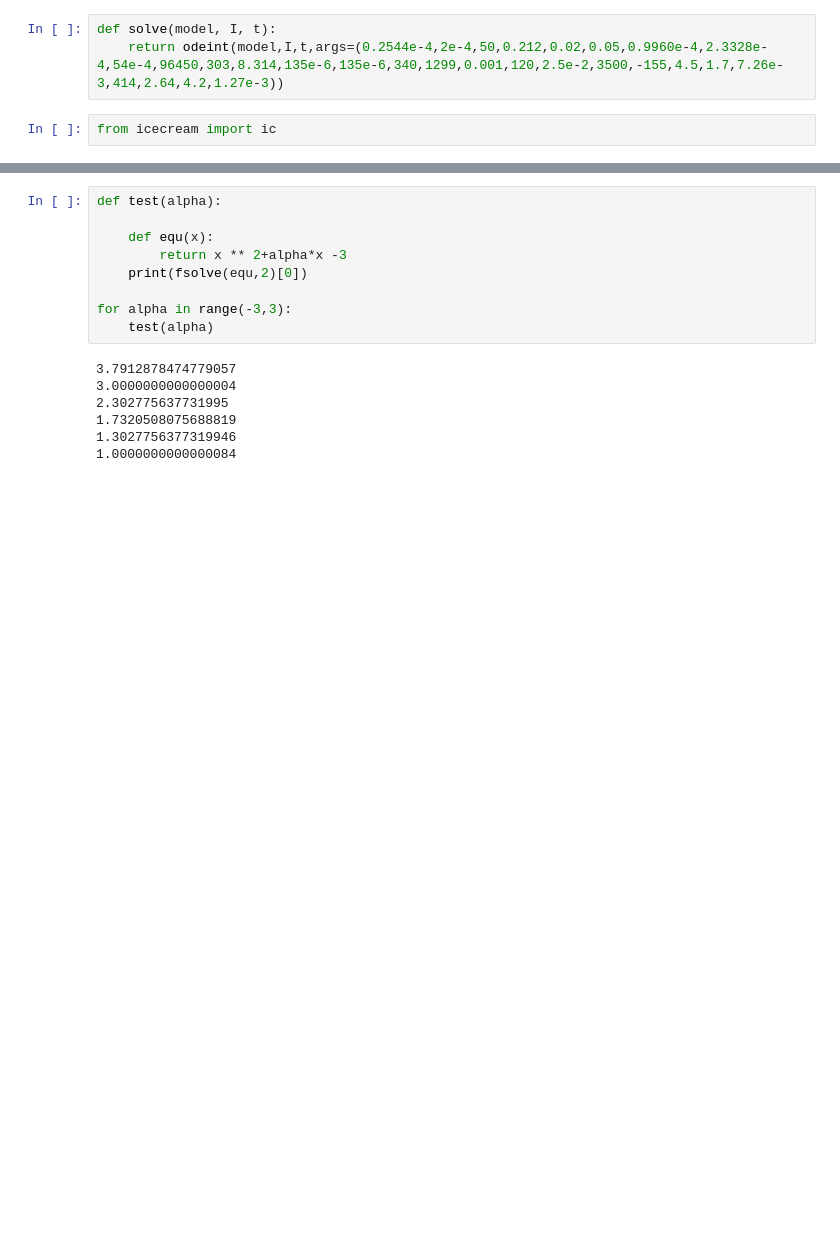
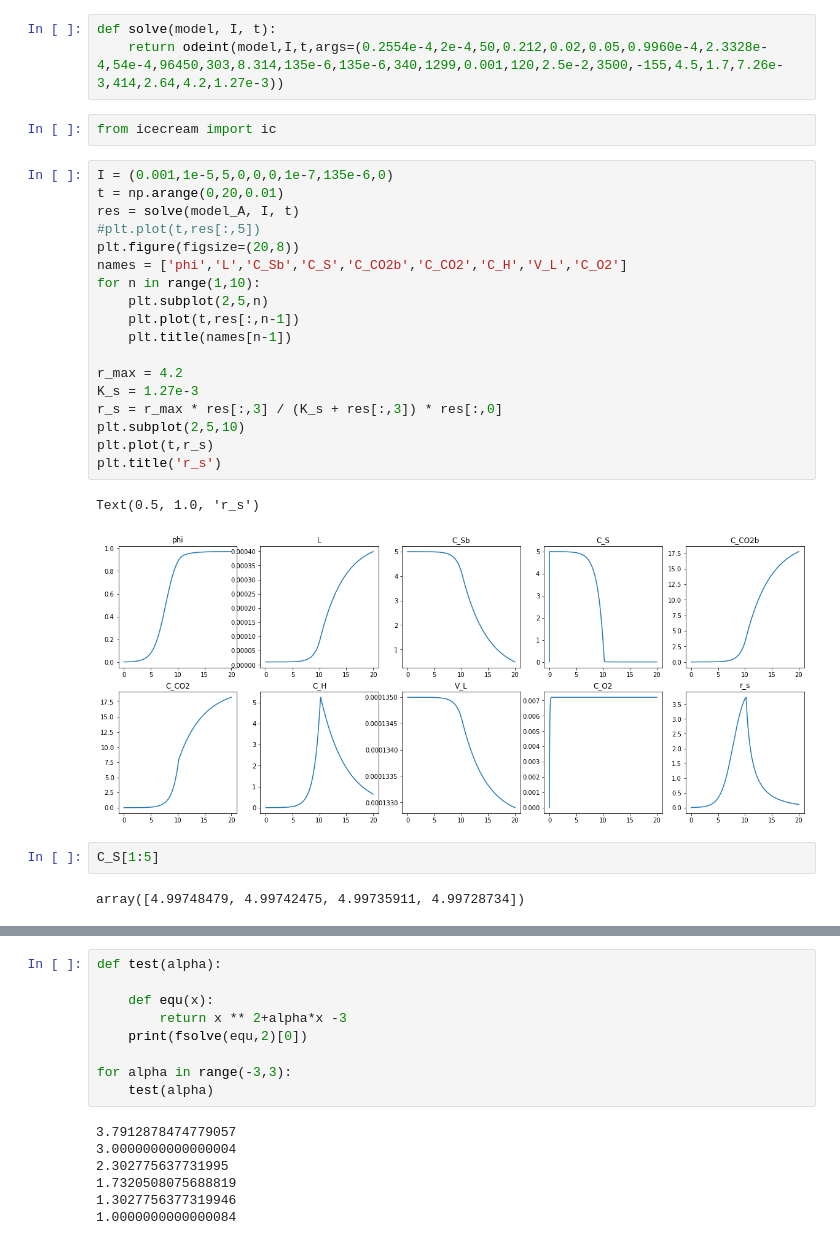
Before and after one commit to yyngfive/model-igem, a Jupyter notebook: MFC_model_2016.ipynb, the cells around one changed output, grey strips where cells are left out. Drawn from its saved outputs; the diff is of its cells as text; blank space fills up the shorter version.

```diff
--- a/MFC_model_2016.ipynb
+++ b/MFC_model_2016.ipynb
@@ -72,6 +73,31 @@ def model_A(I, t, D_s,
     return np.array([dphi_a, dL, dC_Sb, dC_S, dC_CO2b, dC_CO2, dC_H, dV_L, dC_O2])
 # %%
 def solve(model, I, t):
-    return odeint(model,I,t,args=(0.2544e-4,2e-4,50,0.212,0.02,0.05,0.9960e-4,2.3328e-4,54e-4,96450,303,8.314,135e-6,135e-6,340,1299,0.001,120,2.5e-2,3500,-155,4.5,1.7,7.26e-3,414,2.64,4.2,1.27e-3))
+    return odeint(model,I,t,args=(0.2554e-4,2e-4,50,0.212,0.02,0.05,0.9960e-4,2.3328e-4,54e-4,96450,303,8.314,135e-6,135e-6,340,1299,0.001,120,2.5e-2,3500,-155,4.5,1.7,7.26e-3,414,2.64,4.2,1.27e-3))
 # %%
 from icecream import ic
+# %%
+I = (0.001,1e-5,5,0,0,0,1e-7,135e-6,0)
+t = np.arange(0,20,0.01)
+res = solve(model_A, I, t)
+#plt.plot(t,res[:,5])
+plt.figure(figsize=(20,8))
+names = ['phi','L','C_Sb','C_S','C_CO2b','C_CO2','C_H','V_L','C_O2']
+for n in range(1,10):
+    plt.subplot(2,5,n)
+    plt.plot(t,res[:,n-1])
+    plt.title(names[n-1])
+
+r_max = 4.2
+K_s = 1.27e-3
+r_s = r_max * res[:,3] / (K_s + res[:,3]) * res[:,0]
+plt.subplot(2,5,10)
+plt.plot(t,r_s)
+plt.title('r_s')
+# %% [output]
+Text(0.5, 1.0, 'r_s')
+[figure, added]
+# %%
+C_S[1:5]
+# %% [output]
+array([4.99748479, 4.99742475, 4.99735911, 4.99728734])
```
Also changed, not shown: parts of 9 cells of this notebook, 2 other files.
